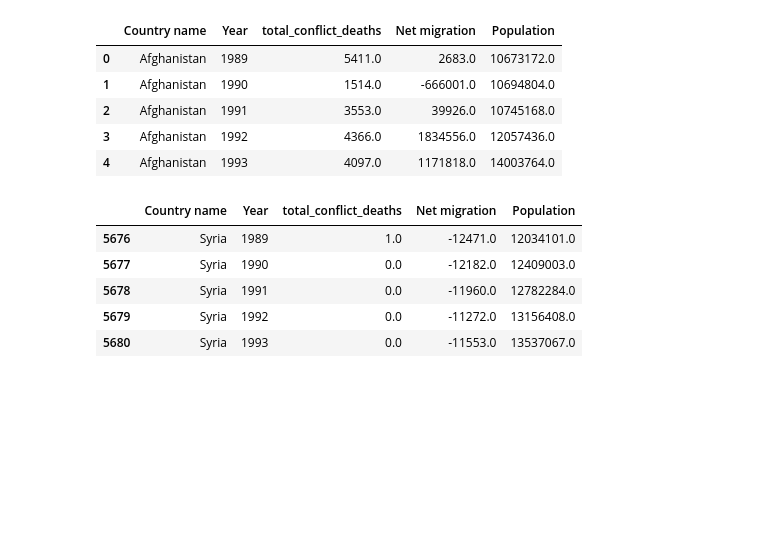
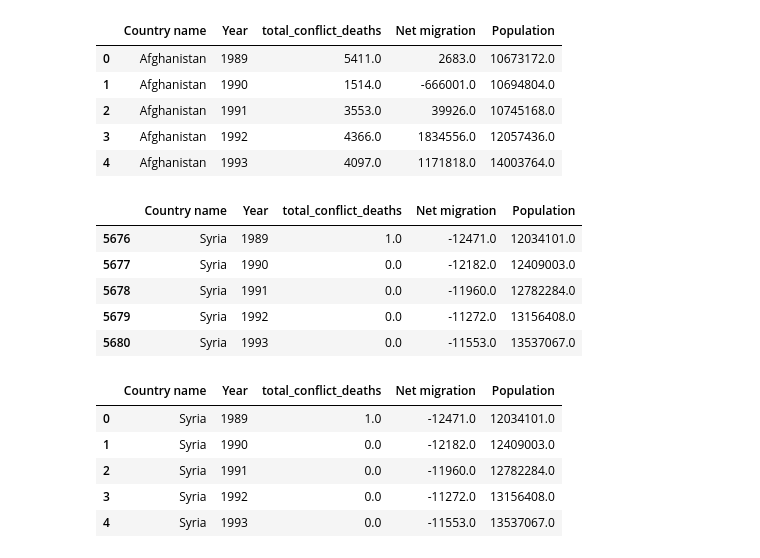
Before and after one commit to TrentonParker/Pythonic-Prodigies-Project-1, a Jupyter notebook: william_code.ipynb, the cells around one changed output. Cells and saved outputs as stored; diff of their text form; code cells hidden in the pictures; blank space fills up the shorter version.

```diff
--- a/william_code.ipynb
+++ b/william_code.ipynb
@@ -230,3 +233,14 @@ one_country_df.head()
 | 5678 | Syria | 1991 | 0.0 | -11960.0 | 12782284.0 |
 | 5679 | Syria | 1992 | 0.0 | -11272.0 | 13156408.0 |
 | 5680 | Syria | 1993 | 0.0 | -11553.0 | 13537067.0 |
+# %%
+# Reset Index
+one_country_df.reset_index(drop=True, inplace=True)
+one_country_df.head()
+# %% [output]
+|  | Country name | Year | total_conflict_deaths | Net migration | Population |
+| 0 | Syria | 1989 | 1.0 | -12471.0 | 12034101.0 |
+| 1 | Syria | 1990 | 0.0 | -12182.0 | 12409003.0 |
+| 2 | Syria | 1991 | 0.0 | -11960.0 | 12782284.0 |
+| 3 | Syria | 1992 | 0.0 | -11272.0 | 13156408.0 |
+| 4 | Syria | 1993 | 0.0 | -11553.0 | 13537067.0 |
```
Also changed, not shown: parts of 8 cells of this notebook.
